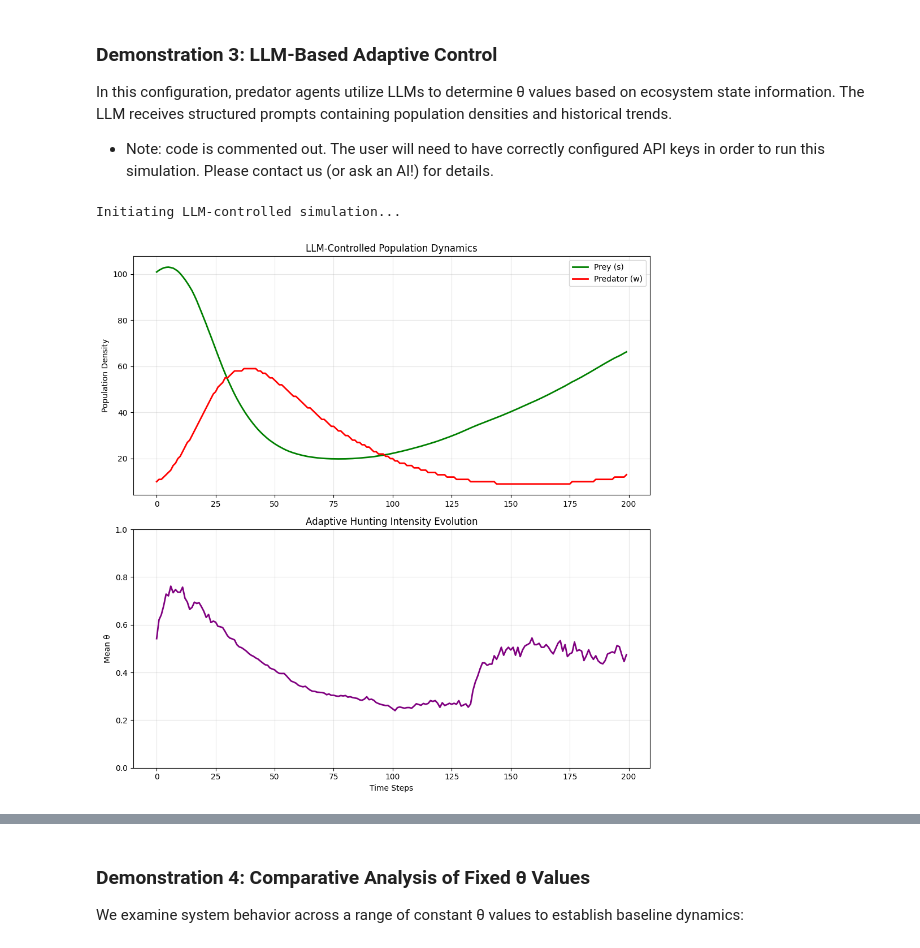
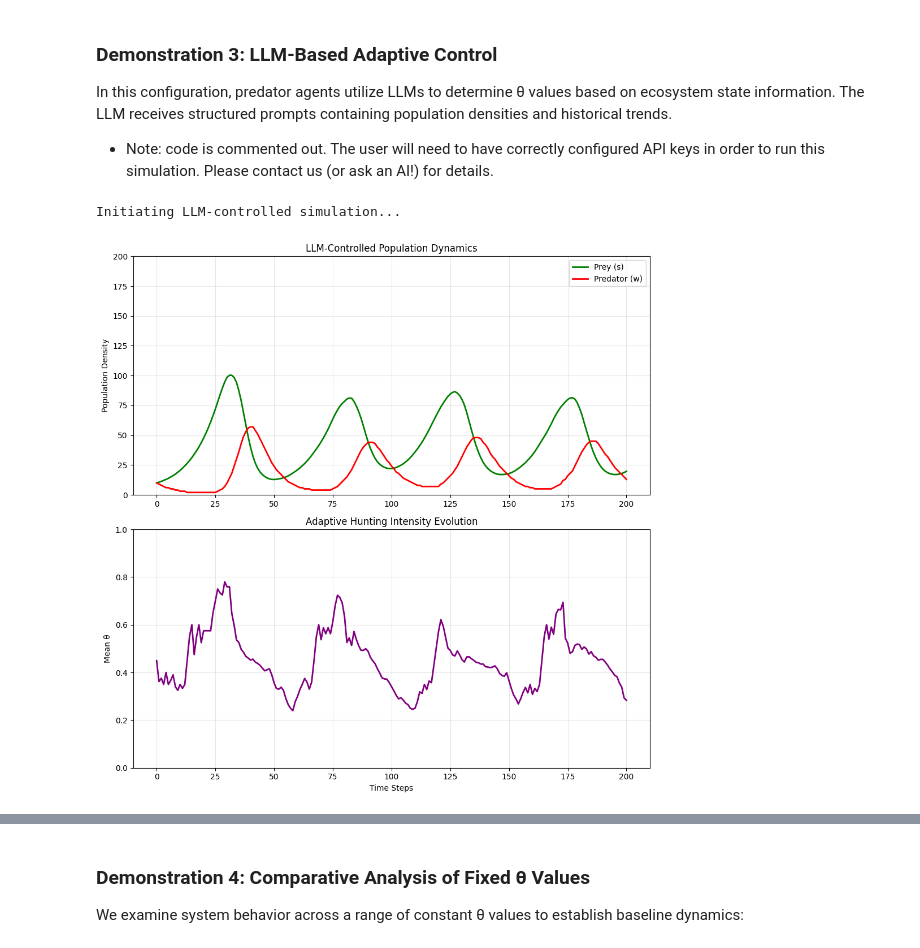
Before and after one commit to peterdresslar/do-android-wolves-dream-of-electric-sheep, a Jupyter notebook: notebooks/start-here.ipynb, the cells around one changed output, grey strips where cells are left out. Cells and saved outputs as stored; diff of their text form; code cells hidden in the pictures.

```diff
--- a/notebooks/start-here.ipynb
+++ b/notebooks/start-here.ipynb
@@ -85,14 +85,14 @@ load_dotenv('../.env.local')
 
 # Default parameter configuration
 DEFAULT_PARAMS = {
-    "dt": 0.02,              # Integration time step
-    "sheep_max": 110,        # Carrying capacity
+    "dt": 0.1,              # Integration time step
+    "sheep_max": 200,        # Carrying capacity
     "eps": 0.0001,           # Numerical stability parameter
     "alpha": 1.0,            # Prey growth rate
     "beta": 0.1,             # Predation coefficient
     "gamma": 1.5,            # Predator mortality rate
-    "delta": 0.75,           # Conversion efficiency
-    "s_start": 100,          # Initial prey population
+    "delta": 0.75,          # Conversion efficiency
+    "s_start": 10,          # Initial prey population
     "w_start": 10,           # Initial predator population
     "randomize_theta": True, # Randomize initial θ values
     "save_results": False,   # Disable file output for demonstrations
@@ -189,45 +191,46 @@ In this configuration, predator agents utilize LLMs to determine θ values based
 # %%
 # LLM-based control simulation
 print("Initiating LLM-controlled simulation...")
 
-# results_ai = run(
-#     **DEFAULT_PARAMS,
-#     decision_mode="ai",
-#     model_name="gpt-4o-mini",
-#     temperature=0.3,              # Temperature parameter for LLM sampling
-#     prompt_type="high",           # Information level provided to LLM
-#     churn_rate=0.1,              # Fraction of agents updating per timestep
-#     max_tokens=512,
-#     theta_start=0.5,
-#     steps=200
-# )
+results_ai = run(
+    **DEFAULT_PARAMS,
+    decision_mode="ai",
+    model_name="gpt-4o-mini",
+    temperature=0.3,              # Temperature parameter for LLM sampling
+    prompt_type="high",           # Information level provided to LLM
+    churn_rate=0.1,              # Fraction of agents updating per timestep
+    max_tokens=512,
+    theta_start=0.5,
+    steps=200
+)
 
-# # Dual-panel visualization
-# fig, (ax1, ax2) = plt.subplots(2, 1, figsize=(10, 10))
+# Dual-panel visualization
+fig, (ax1, ax2) = plt.subplots(2, 1, figsize=(10, 10))
 
-# # Population dynamics
-# ax1.plot(results_ai['sheep_history'], label='Prey (s)', color='green', linewidth=2)
-# ax1.plot(results_ai['wolf_history'], label='Predator (w)', color='red', linewidth=2)
-# ax1.set_ylabel('Population Density')
-# ax1.set_title('LLM-Controlled Population Dynamics')
-# ax1.legend()
-# ax1.grid(True, alpha=0.3)
+# Population dynamics
+ax1.plot(results_ai['sheep_history'], label='Prey (s)', color='green', linewidth=2)
+ax1.plot(results_ai['wolf_history'], label='Predator (w)', color='red', linewidth=2)
+ax1.set_ylabel('Population Density')
+ax1.set_ylim(0, (20*DEFAULT_PARAMS["w_start"]))
+ax1.set_title('LLM-Controlled Population Dynamics')
+ax1.legend()
+ax1.grid(True, alpha=0.3)
 
-# # Behavioral parameter evolution
-# ax2.plot(results_ai['average_theta_history'], color='purple', linewidth=2)
-# ax2.set_xlabel('Time Steps')
-# ax2.set_ylabel('Mean θ')
-# ax2.set_title('Adaptive Hunting Intensity Evolution')
-# ax2.set_ylim(0, 1)
-# ax2.grid(True, alpha=0.3)
+# Behavioral parameter evolution
+ax2.plot(results_ai['average_theta_history'], color='purple', linewidth=2)
+ax2.set_xlabel('Time Steps')
+ax2.set_ylabel('Mean θ')
+ax2.set_title('Adaptive Hunting Intensity Evolution')
+ax2.set_ylim(0, 1)
+ax2.grid(True, alpha=0.3)
 
-# plt.tight_layout()
-# plt.show()
+plt.tight_layout()
+plt.show()
 
-# print(f"\nTerminal state - Prey: {results_ai['final_sheep']:.1f}, Predators: {results_ai['final_wolves']}")
-# print(f"Computational cost: ${results_ai['usage']['cost']:.4f}")
-# stability_assessment = "System achieved stable equilibrium" if results_ai['final_wolves'] > 0 else "System experienced collapse"
-# print(stability_assessment)
+print(f"\nTerminal state - Prey: {results_ai['final_sheep']:.1f}, Predators: {results_ai['final_wolves']}")
+print(f"Computational cost: ${results_ai['usage']['cost']:.4f}")
+stability_assessment = "System achieved stable equilibrium" if results_ai['final_wolves'] > 0 else "System experienced collapse"
+print(stability_assessment)
 # %% [output]
 Initiating LLM-controlled simulation...
-[figure, old version]
+[figure, new version]
```
Also changed, not shown: parts of 7 cells of this notebook.
